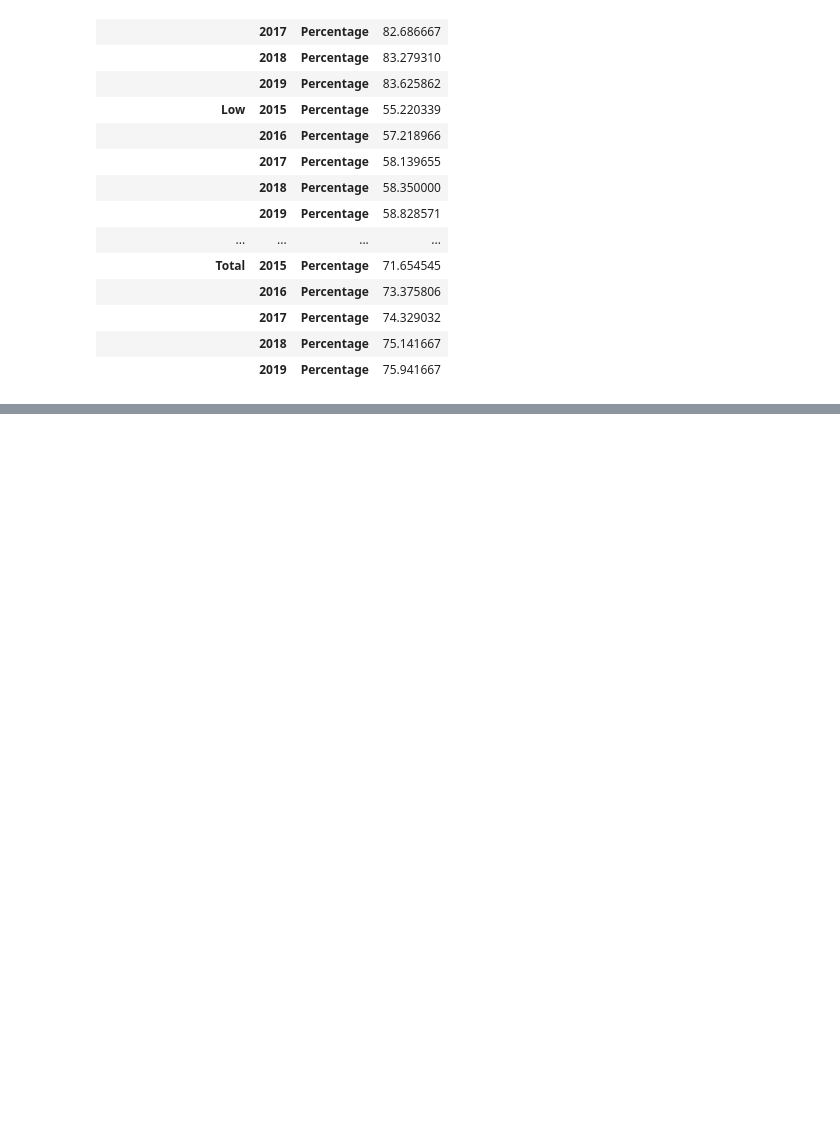
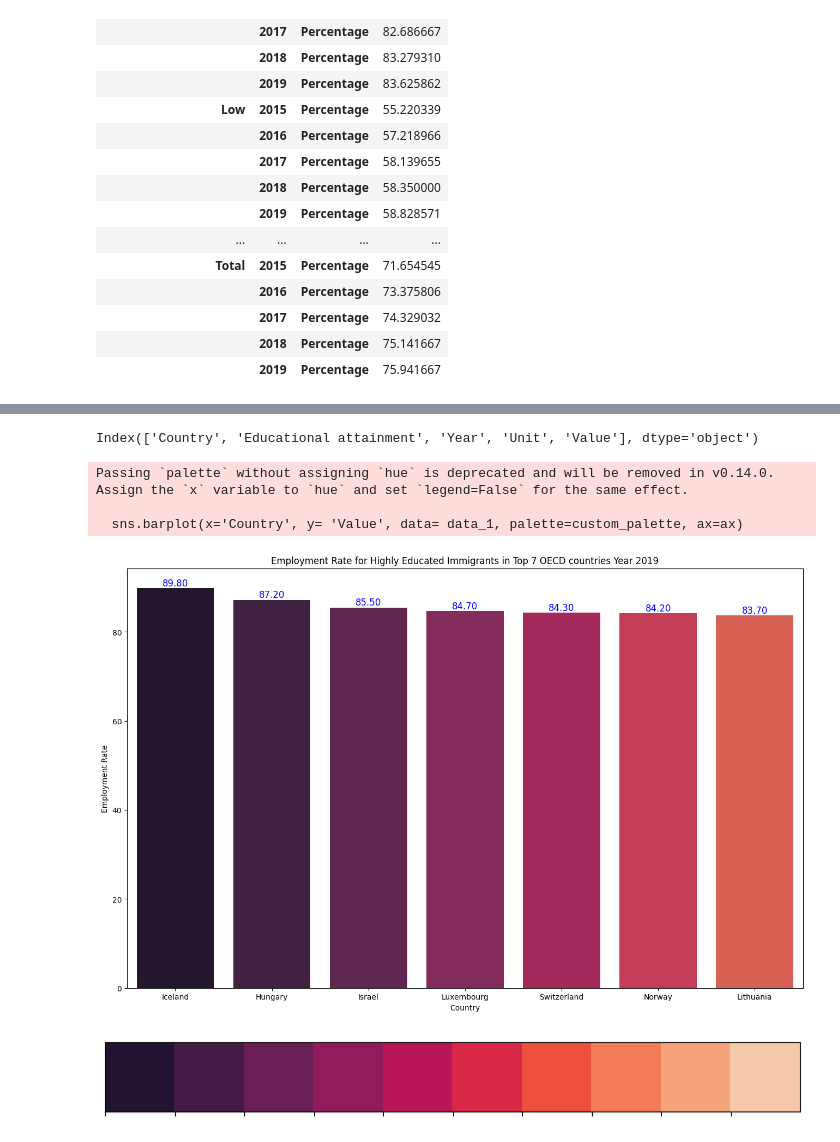
Before and after one commit to sergioabz/mid_project, a Jupyter notebook: notebooks/Cont_Analysis_midbootcamp_project.ipynb, the cells around one changed output, grey strips where cells are left out. Drawn from its saved outputs; the diff is of its cells as text; code cells hidden in the pictures; blank space fills up the shorter version.

Commit message:
I added plots

```diff
--- a/notebooks/Cont_Analysis_midbootcamp_project.ipynb
+++ b/notebooks/Cont_Analysis_midbootcamp_project.ipynb
@@ -69,3 +72,6 @@ def emp_rate_edu (data, year = int, Educational_attainment = object ):
 
 
     return max_immi2
+# %%
+data_1 = emp_rate_edu(data, 2019, 'High')
+data_1
@@ -72 +102,3 @@ def emp_rate_edu (data, year = int, Educational_attainment = object ):
+# %%
+data_1.columns = data_1.columns.droplevel(1)
 # %%
@@ -93,0 +192,4 @@ emp_rate_edu(data, 2019, 'Medium')
+# %%
+result.columns
+# %% [output]
+Index(['Country', 'Educational attainment', 'Year', 'Unit', 'Value'], dtype='object')
@@ -93,0 +199,22 @@ emp_rate_edu(data, 2019, 'Medium')
+# %%
+fig, ax = plt.subplots( figsize=(16,10))
+sns.barplot(x='Country', y= 'Value', data= data_1, palette=custom_palette, ax=ax)
+ax.set_xlabel("Country")
+ax.set_ylabel("Employment Rate")
+ax.set_title("Employment Rate for Highly Educated Immigrants in Top 7 OECD countries Year 2019")
+
+for p in ax.patches:
+    ax.text(p.get_x() + p.get_width()/2., p.get_height(), '{:.2f}'.format(p.get_height()),
+            fontsize=12, color='blue', ha='center', va='bottom')
+plt.show()
+plt.show()
+# %% [output]
+Passing `palette` without assigning `hue` is deprecated and will be removed in v0.14.0. Assign the `x` variable to `hue` and set `legend=False` for the same effect.
+
+  sns.barplot(x='Country', y= 'Value', data= data_1, palette=custom_palette, ax=ax)
+[figure, added]
+# %%
+custom_palette = sns.color_palette("rocket", 10)
+sns.palplot(custom_palette)
+# %% [output]
+[figure, added]
```
Also changed, not shown: parts of 18 cells of this notebook.
